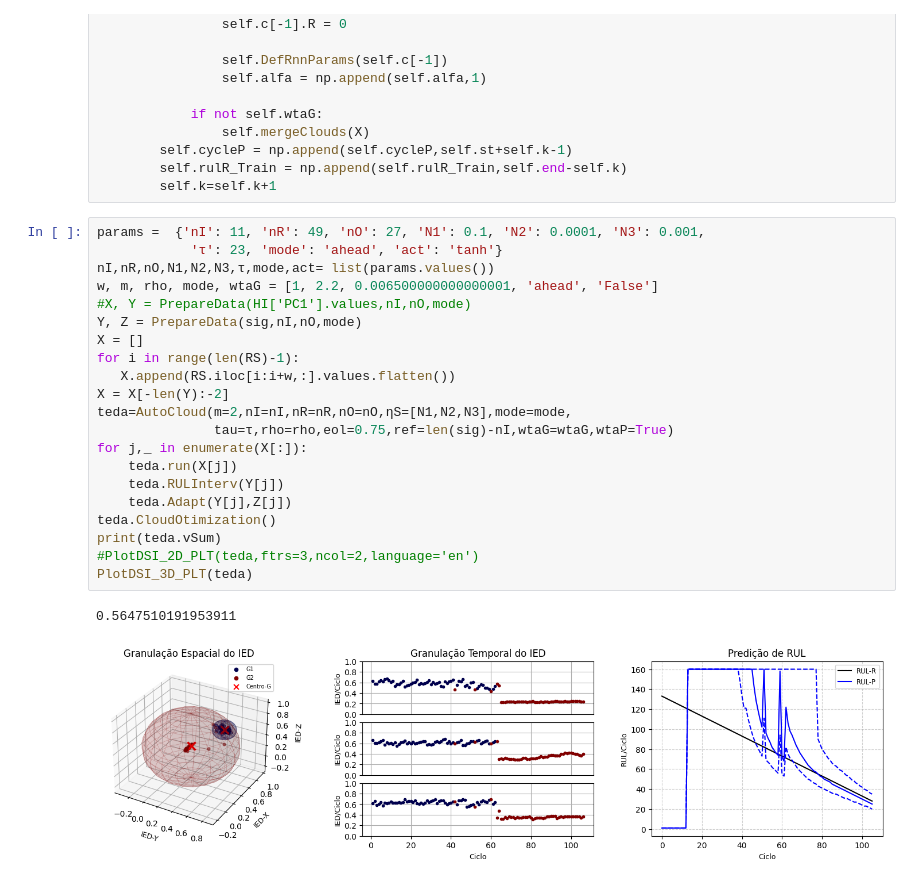
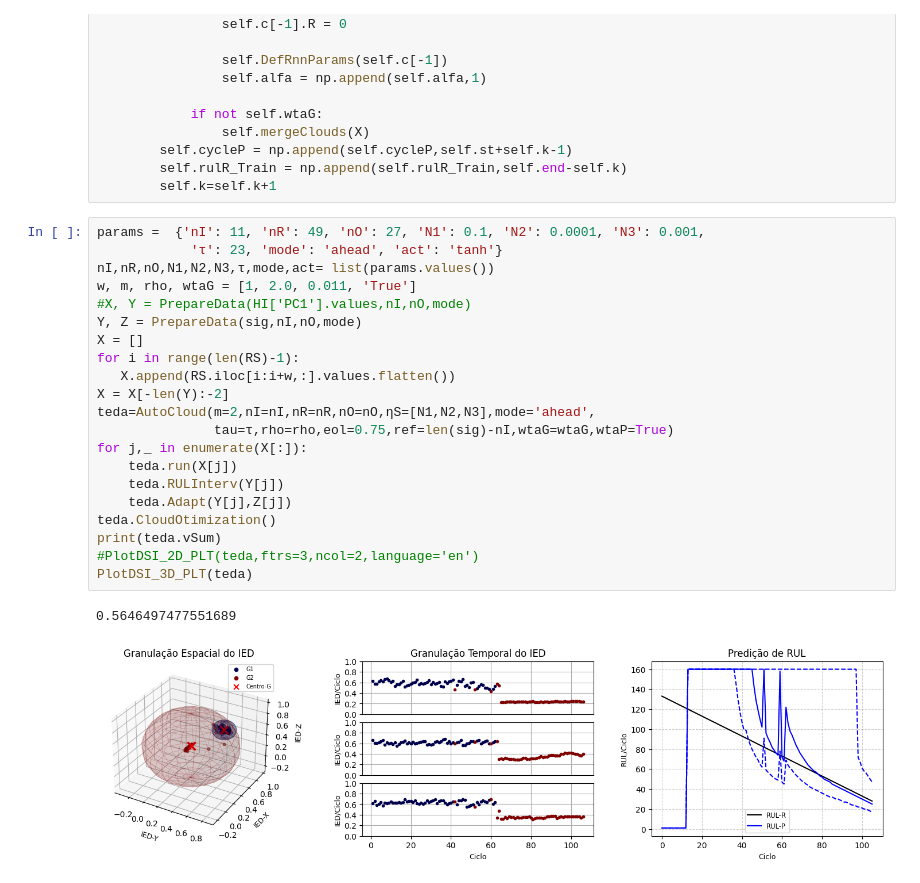
Before and after one commit to cduartes0203/Batteries_Prognostics, a Jupyter notebook: test_AutoCloudPred_R01.ipynb, the cells around one changed output. Saved outputs shown, nothing was run; the diff lists cells and outputs as text.

```diff
--- a/test_AutoCloudPred_R01.ipynb
+++ b/test_AutoCloudPred_R01.ipynb
@@ -469,27 +469,27 @@ class AutoCloud:
 # %%
 params =  {'nI': 11, 'nR': 49, 'nO': 27, 'N1': 0.1, 'N2': 0.0001, 'N3': 0.001,
             'τ': 23, 'mode': 'ahead', 'act': 'tanh'}
 nI,nR,nO,N1,N2,N3,τ,mode,act= list(params.values())
-w, m, rho, mode, wtaG = [1, 2.2, 0.006500000000000001, 'ahead', 'False']
+w, m, rho, wtaG = [1, 2.0, 0.011, 'True']
 #X, Y = PrepareData(HI['PC1'].values,nI,nO,mode)
 Y, Z = PrepareData(sig,nI,nO,mode)
 X = []
 for i in range(len(RS)-1):
    X.append(RS.iloc[i:i+w,:].values.flatten())
 X = X[-len(Y):-2]
-teda=AutoCloud(m=2,nI=nI,nR=nR,nO=nO,ηS=[N1,N2,N3],mode=mode,
+teda=AutoCloud(m=2,nI=nI,nR=nR,nO=nO,ηS=[N1,N2,N3],mode='ahead',
                tau=τ,rho=rho,eol=0.75,ref=len(sig)-nI,wtaG=wtaG,wtaP=True)
 for j,_ in enumerate(X[:]):
     teda.run(X[j])
     teda.RULInterv(Y[j])
     teda.Adapt(Y[j],Z[j])
 teda.CloudOtimization()
 print(teda.vSum)
 #PlotDSI_2D_PLT(teda,ftrs=3,ncol=2,language='en')
 PlotDSI_3D_PLT(teda)
 # %% [output]
-0.5647510191953911
+0.5646497477551689
-[figure, old version]
+[figure, new version]
 # %%
 rates = [1/(10**i) for i in range(1,9)][::-1]
 def objective(trial):
```
Also changed, not shown: parts of 2 cells of this notebook, 2 other files.
